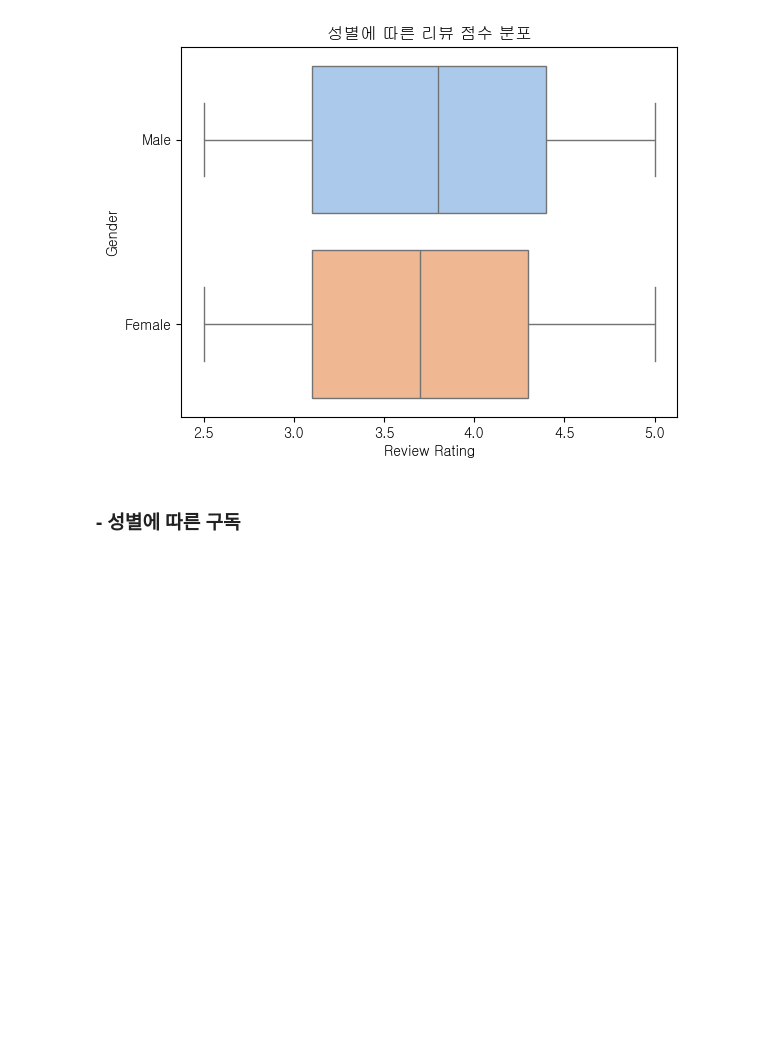
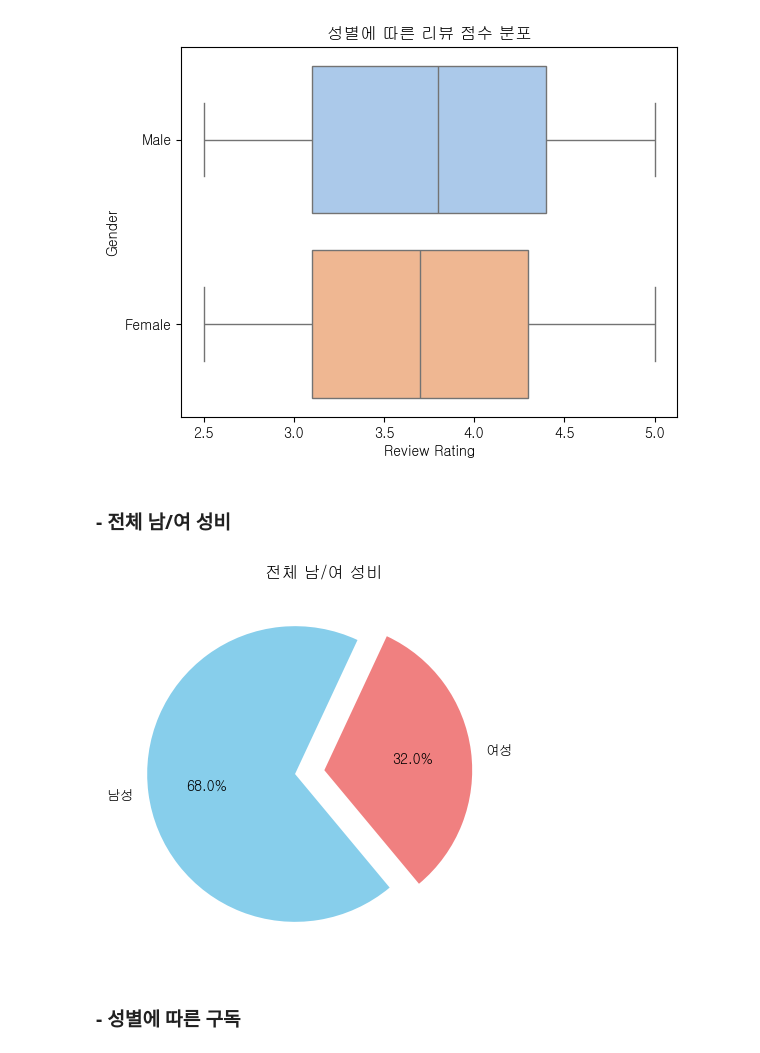
Before and after one commit to jr-2-team/shopping-data-analysis, a Jupyter notebook: presentation/HJH_PRE.ipynb, the cells around one changed output. Cells and saved outputs as stored; diff of their text form; code cells hidden in the pictures; blank space fills up the shorter version.

```diff
--- a/presentation/HJH_PRE.ipynb
+++ b/presentation/HJH_PRE.ipynb
@@ -313,6 +313,21 @@ plt.title('성별에 따른 리뷰 점수 분포')
 plt.show()
 # %% [output]
 [figure]
+# %% [markdown]
+### - 전체 남/여 성비
+# %%
+# 전체성비
+gender_count = shopping_df['Gender'].value_counts()
+gender_labels = ['남성', '여성']
+explode = [0.2, 0]
+
+plt.pie(gender_count, labels=gender_labels, startangle=65,
+        colors=['skyblue', 'lightcoral'], autopct='%1.1f%%', explode=explode)
+
+plt.title('전체 남/여 성비')
+plt.show()
+# %% [output]
+[figure, added]
 # %% [markdown]
 ### - 성별에 따른 구독
 # %%
```
Also changed, not shown: parts of 2 cells of this notebook.
